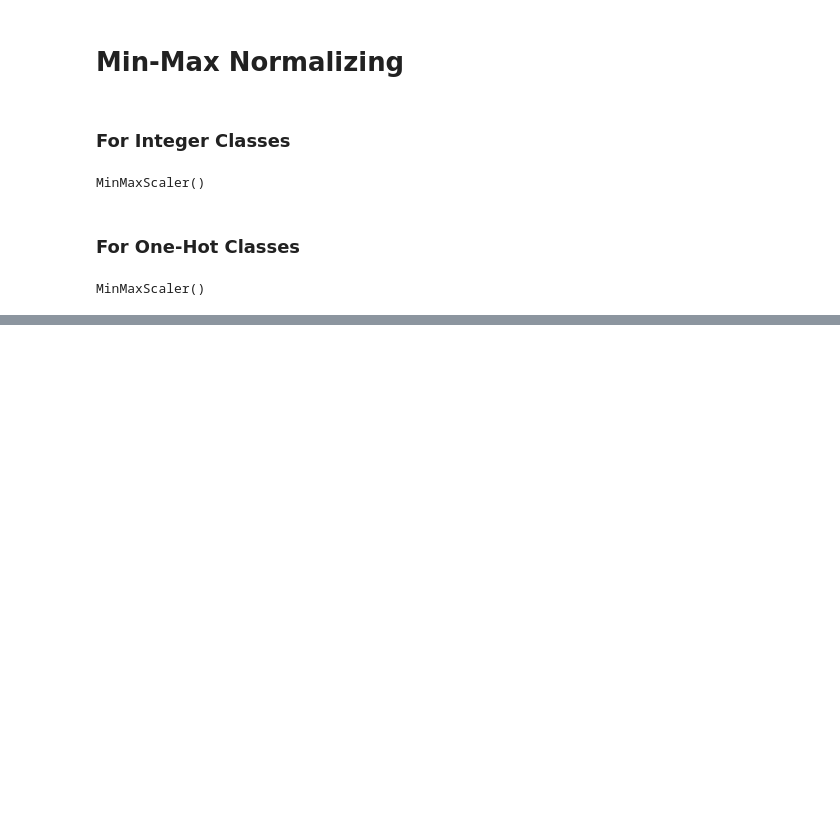
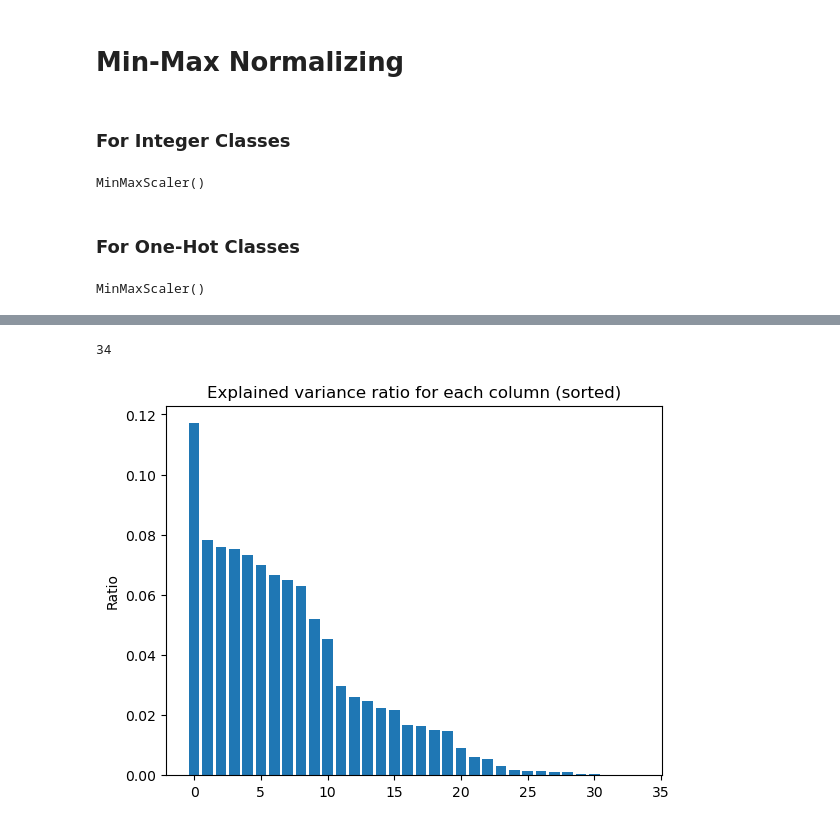
Before and after one commit to RMan2323/loan-risk-predictor, a Jupyter notebook: Preprocessing.ipynb, the cells around one changed output, grey strips where cells are left out. Drawn from its saved outputs; the diff is of its cells as text; code cells hidden in the pictures; blank space fills up the shorter version.

```diff
--- a/Preprocessing.ipynb
+++ b/Preprocessing.ipynb
@@ -323,0 +329,4 @@ valid_Int_MM.to_csv("./One-Hot/MinMax/Valid_MM_Int.csv")
+# %%
+pca = PCA()
+# %%
+pca.fit(train_Int_MM.drop("LoanApproved", axis=1))
@@ -323,0 +347,11 @@ valid_Int_MM.to_csv("./One-Hot/MinMax/Valid_MM_Int.csv")
+# %%
+pca.explained_variance_ratio_.size
+# %% [output]
+34
+# %%
+plt.bar(range(pca.explained_variance_ratio_.size), pca.explained_variance_ratio_)
+plt.title("Explained variance ratio for each column (sorted)")
+plt.ylabel("Ratio")
+plt.show()
+# %% [output]
+[figure, added]
```
Also changed, not shown: parts of 12 cells of this notebook, 33 other files.
